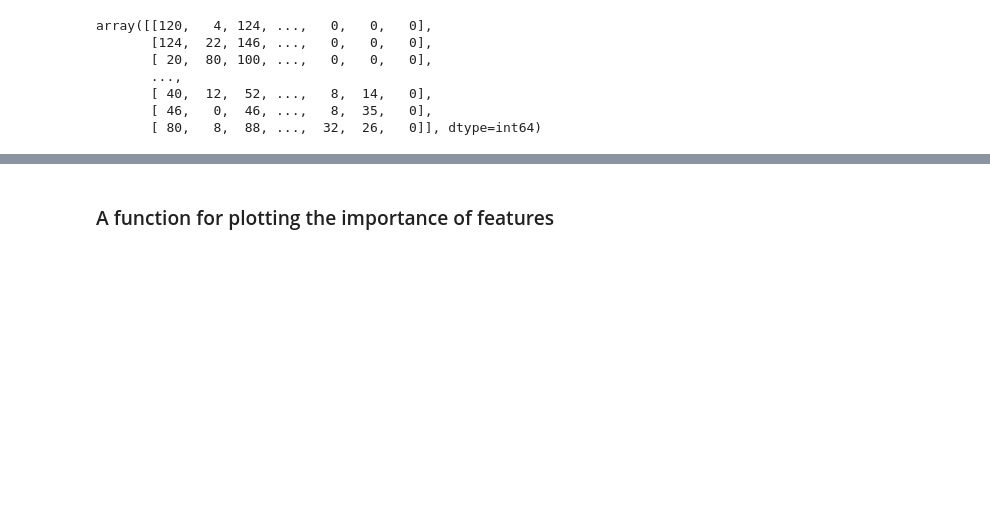
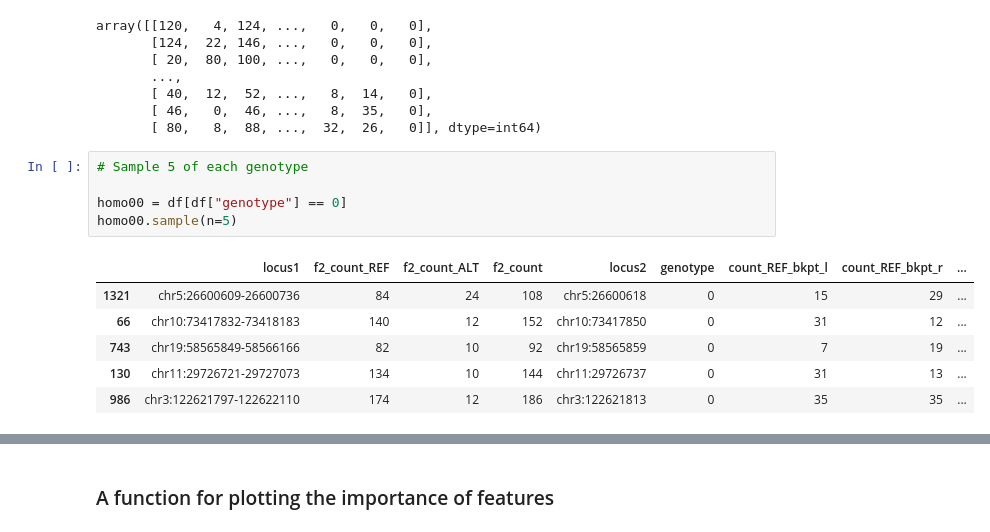
Before and after one commit to OrangeFrog210/COMP402-565Project, a Jupyter notebook: COMP402-HG00129-ver4-breakpoints-MAPQ1-regions.ipynb, the cells around one changed output, grey strips where cells are left out. Cells and saved outputs as stored; diff of their text form; blank space fills up the shorter version.

```diff
--- a/COMP402-HG00129-ver4-breakpoints-MAPQ1-regions.ipynb
+++ b/COMP402-HG00129-ver4-breakpoints-MAPQ1-regions.ipynb
@@ -223,3 +223,15 @@ array([[120,   4, 124, ...,   0,   0,   0],
        [ 40,  12,  52, ...,   8,  14,   0],
        [ 46,   0,  46, ...,   8,  35,   0],
        [ 80,   8,  88, ...,  32,  26,   0]], dtype=int64)
+# %%
+# Sample 5 of each genotype
+
+homo00 = df[df["genotype"] == 0]
+homo00.sample(n=5)
+# %% [output]
+|  | locus1 | f2_count_REF | f2_count_ALT | f2_count | locus2 | genotype | count_REF_bkpt_l | count_REF_bkpt_r | ... |
+| 1321 | chr5:26600609-26600736 | 84 | 24 | 108 | chr5:26600618 | 0 | 15 | 29 | ... |
+| 66 | chr10:73417832-73418183 | 140 | 12 | 152 | chr10:73417850 | 0 | 31 | 12 | ... |
+| 743 | chr19:58565849-58566166 | 82 | 10 | 92 | chr19:58565859 | 0 | 7 | 19 | ... |
+| 130 | chr11:29726721-29727073 | 134 | 10 | 144 | chr11:29726737 | 0 | 31 | 13 | ... |
+| 986 | chr3:122621797-122622110 | 174 | 12 | 186 | chr3:122621813 | 0 | 35 | 35 | ... |
```
Also changed, not shown: parts of 15 cells of this notebook.
